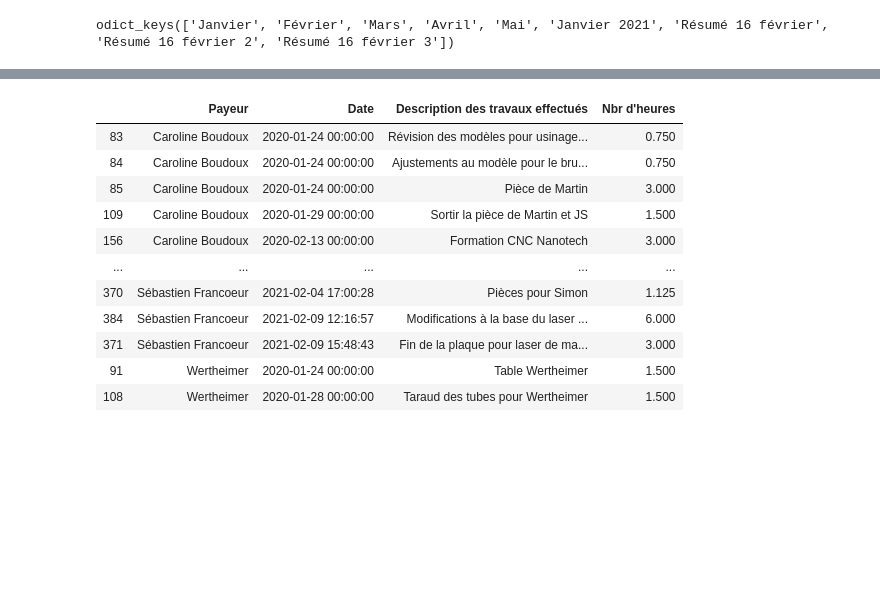
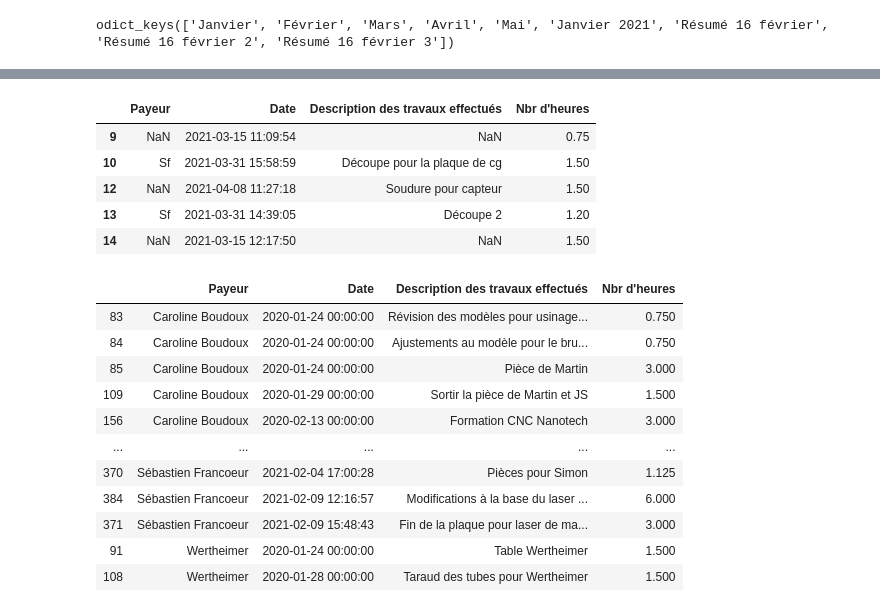
Before and after one commit to ejetzer/gestion-des-heures, a Jupyter notebook: Atelier.ipynb, the cells around one changed output, grey strips where cells are left out. Drawn from its saved outputs; the diff is of its cells as text; code cells hidden in the pictures; blank space fills up the shorter version.

```diff
--- a/Atelier.ipynb
+++ b/Atelier.ipynb
@@ -44,3 +66,22 @@ heures_atelier = aglo_édité[aglo_édité.Atelier == True].loc[:, ['Payeur', 'D
+# %%
+atelier = df.loc[df.Atelier.astype(bool), ['Payeur',
+                                           'Date',
+                                           'Description des travaux effectués',
+                                           'Nbr d\'heures ']]
+minutes = df.loc[df.Atelier.astype(bool), 'Temps (min)'] / 60.0
+atelier['Nbr d\'heures '] = atelier['Nbr d\'heures '].str\
+                                                     .replace(',', '.')\
+                                                     .astype(float)\
+                                                     .fillna(minutes)\
+                                                     .multiply(1.5)
+atelier.head()
+# %% [output]
+|  | Payeur | Date | Description des travaux effectués | Nbr d'heures |
+| 9 | NaN | 2021-03-15 11:09:54 | NaN | 0.75 |
+| 10 | Sf | 2021-03-31 15:58:59 | Découpe pour la plaque de cg | 1.50 |
+| 12 | NaN | 2021-04-08 11:27:18 | Soudure pour capteur | 1.50 |
+| 13 | Sf | 2021-03-31 14:39:05 | Découpe 2 | 1.20 |
+| 14 | NaN | 2021-03-15 12:17:50 | NaN | 1.50 |
 # %%
 heures_atelier.loc[:, 'Nbr d\'heures '] = heures_atelier.loc[:, 'Nbr d\'heures '] * 1.5
 # %%
```
Also changed, not shown: parts of 7 cells of this notebook, 3 other files.
